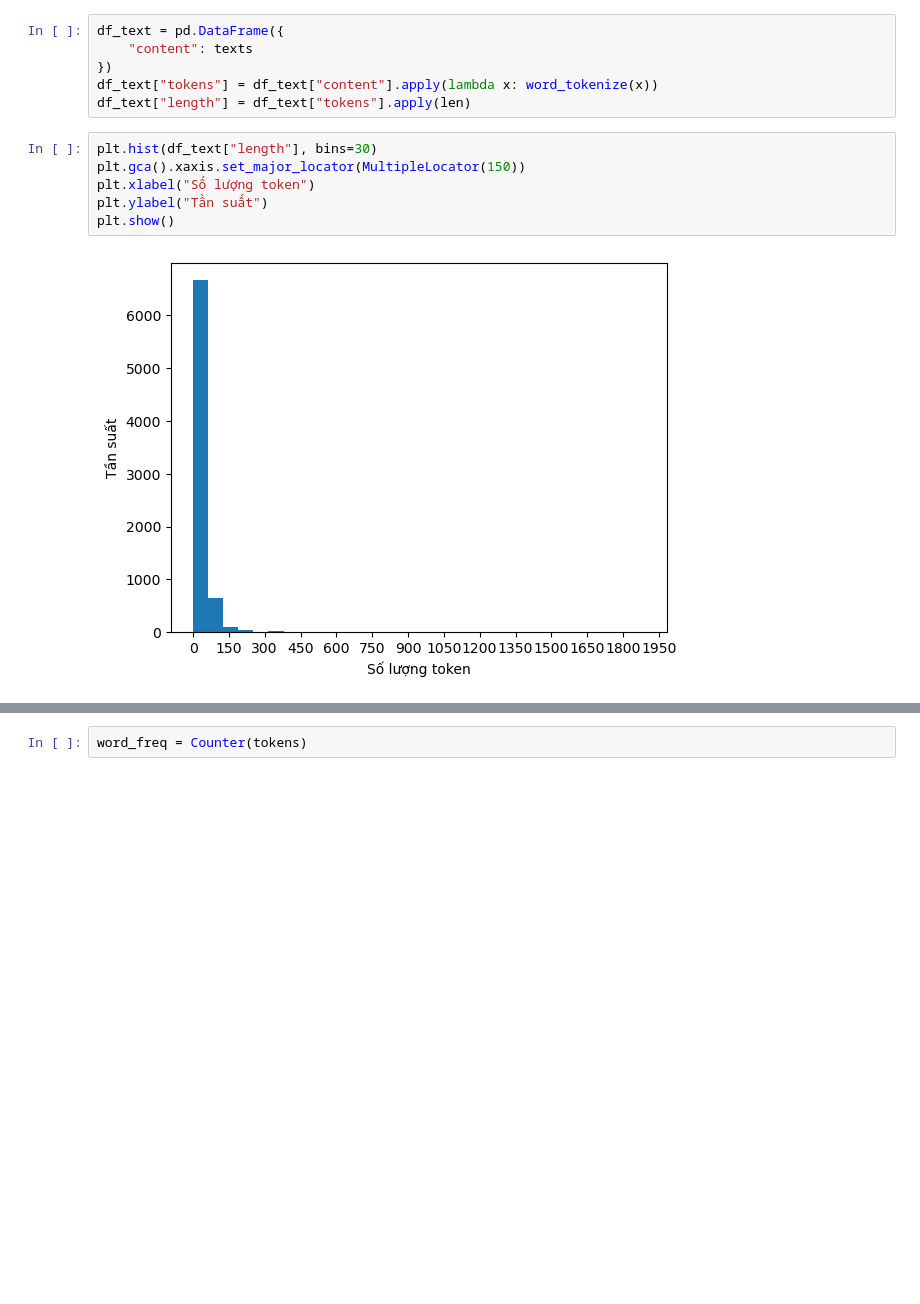
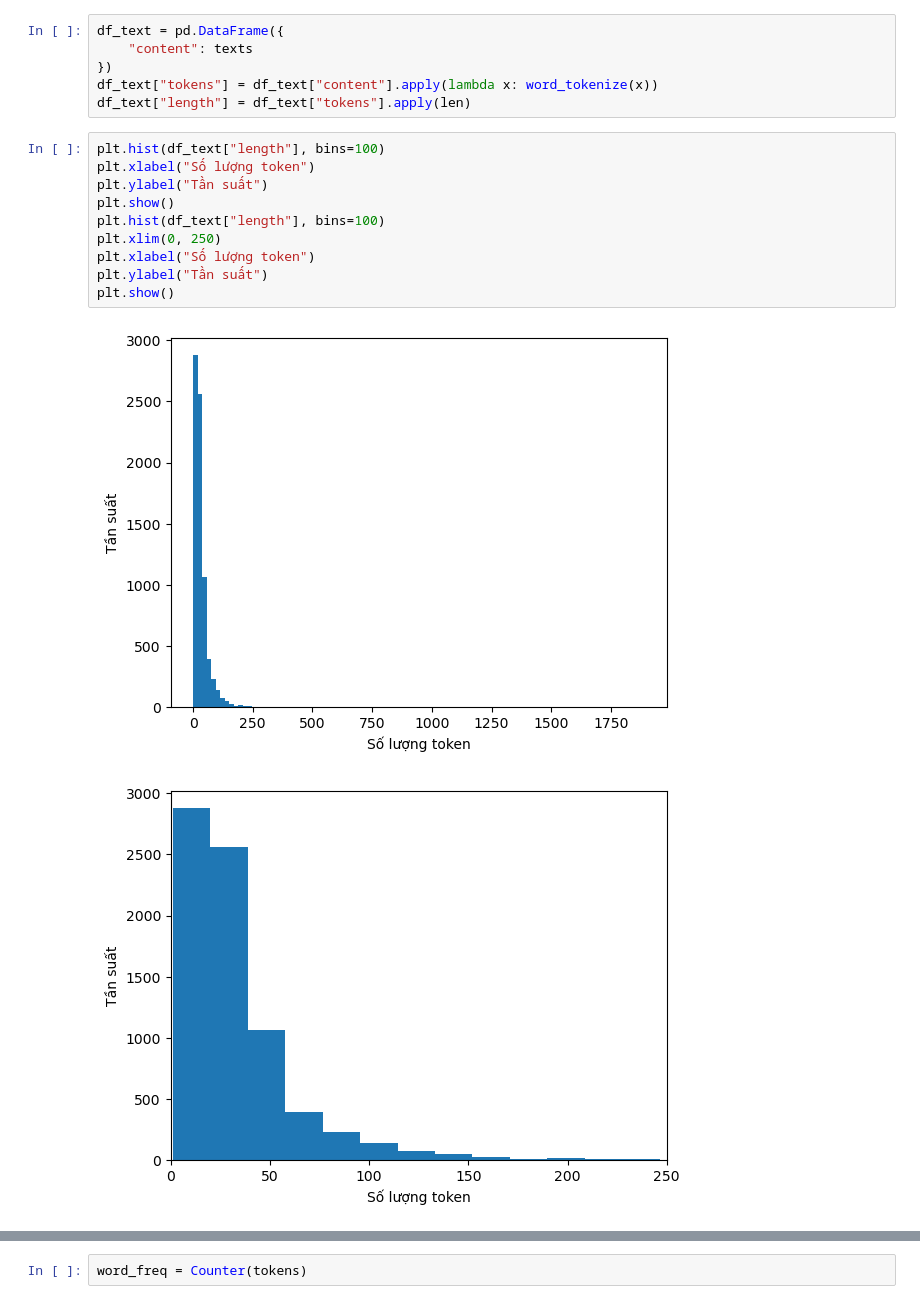
Before and after one commit to n3sfan/NLP-LegalQA, a Jupyter notebook: notebook/eda.ipynb, the cells around one changed output, grey strips where cells are left out. Cells and saved outputs as stored; diff of their text form; blank space fills up the shorter version.

```diff
--- a/notebook/eda.ipynb
+++ b/notebook/eda.ipynb
@@ -132,13 +174,18 @@ df_text = pd.DataFrame({
 df_text["tokens"] = df_text["content"].apply(lambda x: word_tokenize(x))
 df_text["length"] = df_text["tokens"].apply(len)
 # %%
-plt.hist(df_text["length"], bins=30)
-plt.gca().xaxis.set_major_locator(MultipleLocator(150))
+plt.hist(df_text["length"], bins=100)
 plt.xlabel("Số lượng token")
 plt.ylabel("Tần suất")
 plt.show()
+plt.hist(df_text["length"], bins=100)
+plt.xlim(0, 250)
+plt.xlabel("Số lượng token")
+plt.ylabel("Tần suất")
+plt.show()
 # %% [output]
-[figure, old version]
+[figure, new version]
+[figure, added]
 # %%
 def word_count(text):
     tokens = word_tokenize(text)
```
Also changed, not shown: parts of 15 cells of this notebook.
